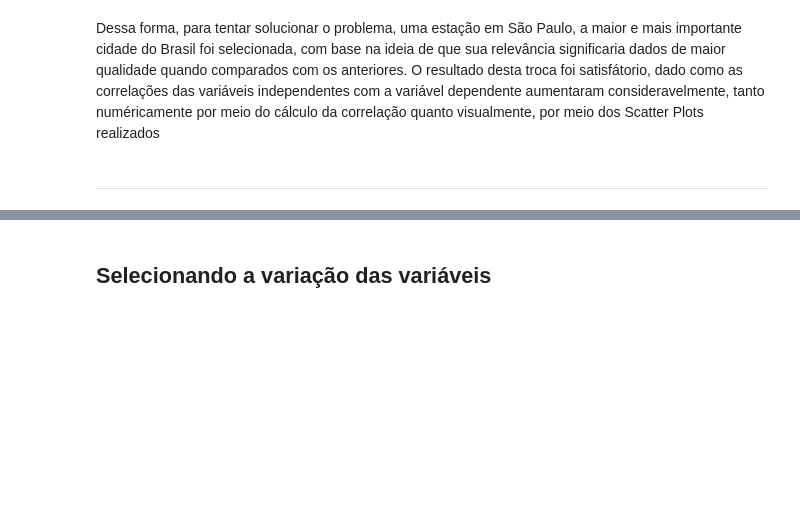
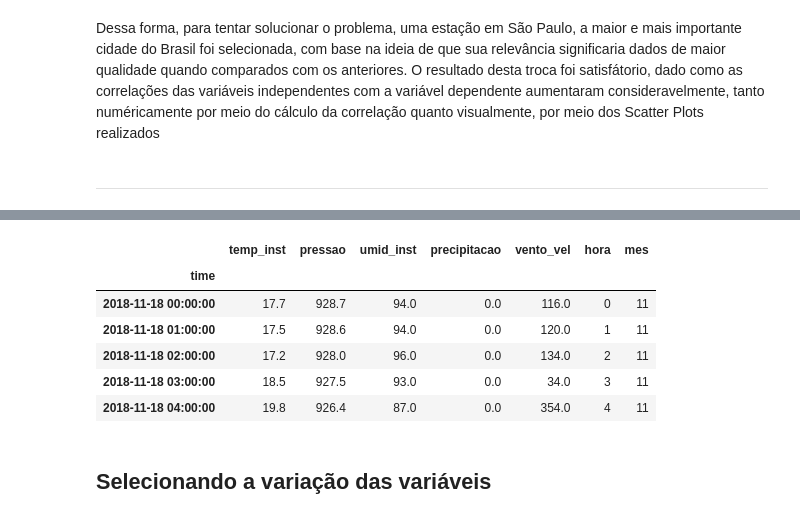
Before and after one commit to Joao-Pedro-Chacon-Ruiz/Modelo_de_precificacao_carros, a Jupyter notebook: Análise_Final/Análise_São_Paulo.ipynb, the cells around one changed output, grey strips where cells are left out. Saved outputs shown, nothing was run; the diff lists cells and outputs as text; code cells hidden in the pictures; blank space fills up the shorter version.

```diff
--- a/Análise_Final/Análise_São_Paulo.ipynb
+++ b/Análise_Final/Análise_São_Paulo.ipynb
@@ -299,3 +458,8 @@ Sabendo disso, foi feito um esforço para que se compreendesse o motivo do compo
 Dessa forma, para tentar solucionar o problema, uma estação em São Paulo, a maior e mais importante cidade do Brasil foi selecionada, com base na ideia de que sua relevância significaria dados de maior qualidade quando comparados com os anteriores. O resultado desta troca foi satisfátorio, dado como as correlações das variáveis independentes com a variável dependente aumentaram consideravelmente, tanto numéricamente por meio do cálculo da correlação quanto visualmente, por meio dos Scatter Plots realizados
 # %% [markdown]
 ___
+# %%
+dados6 = d.set_index('time')
+dados7 = dados6[['temp_inst','pressao','umid_inst','precipitacao','vento_vel']]
+D = dados7.astype(float)
+D.head()
@@ -302,3 +474,15 @@ ___
+# %%
+D['hora'] = D.index.hour
+D['mes'] = D.index.month
+D.head()
+# %% [output]
+|  | temp_inst | pressao | umid_inst | precipitacao | vento_vel | hora | mes |
+| time |  |  |  |  |  |  |  |
+| 2018-11-18 00:00:00 | 17.7 | 928.7 | 94.0 | 0.0 | 116.0 | 0 | 11 |
+| 2018-11-18 01:00:00 | 17.5 | 928.6 | 94.0 | 0.0 | 120.0 | 1 | 11 |
+| 2018-11-18 02:00:00 | 17.2 | 928.0 | 96.0 | 0.0 | 134.0 | 2 | 11 |
+| 2018-11-18 03:00:00 | 18.5 | 927.5 | 93.0 | 0.0 | 34.0 | 3 | 11 |
+| 2018-11-18 04:00:00 | 19.8 | 926.4 | 87.0 | 0.0 | 354.0 | 4 | 11 |
 # %%
 t = [] #hora de chuva
 t1 = [] #uma hora anterior
```
Also changed, not shown: parts of 62 cells of this notebook.
